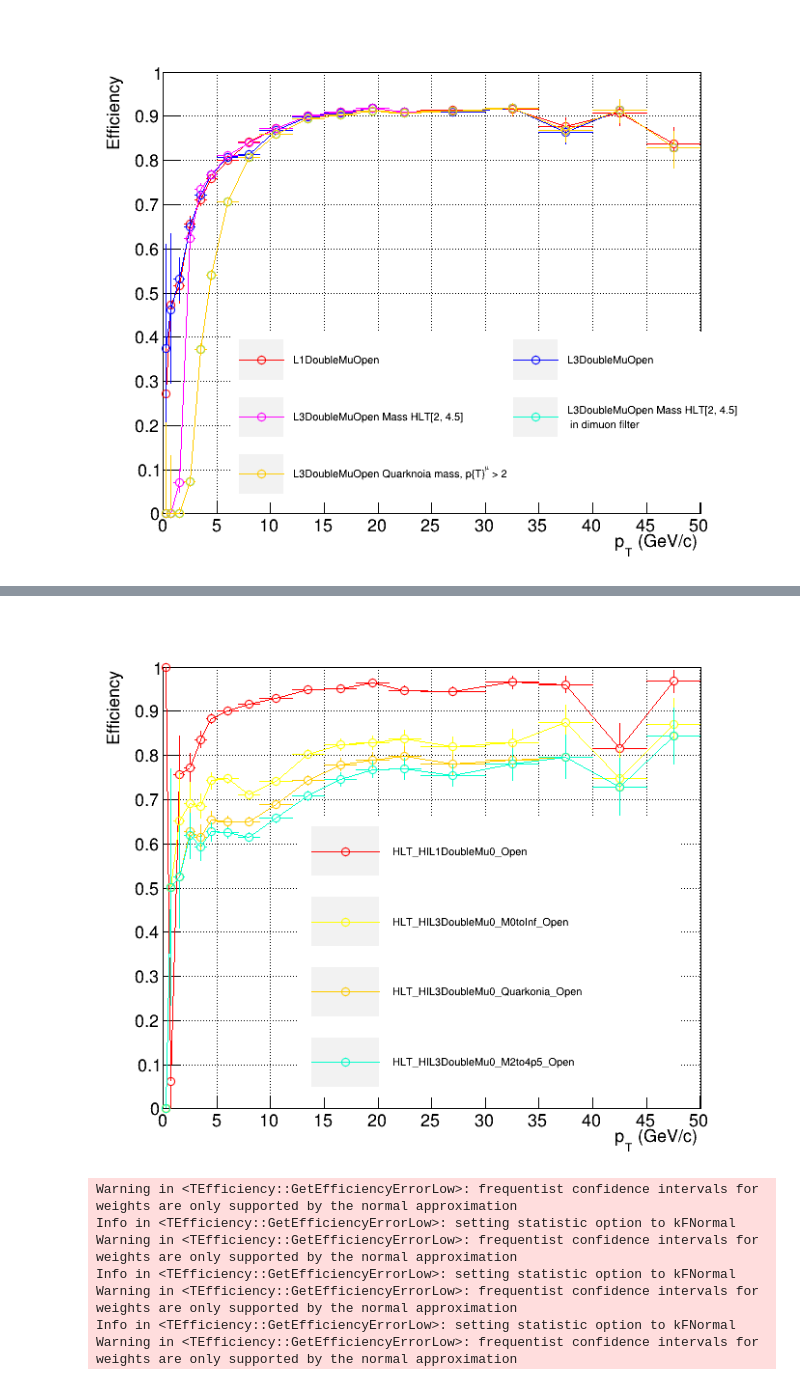
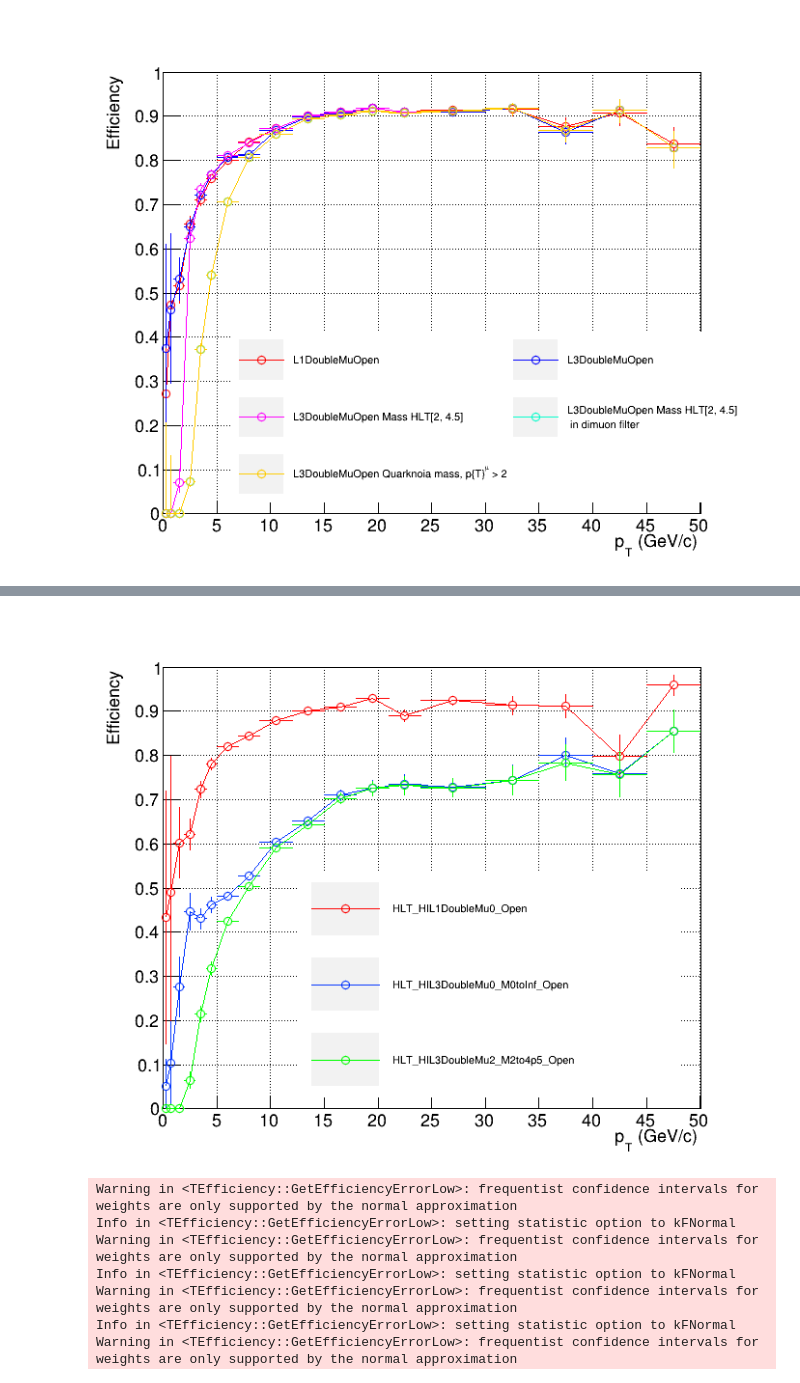
Before and after one commit to vince502/EffCalc, a Jupyter notebook: GetEfficiency.ipynb, the cells around one changed output, grey strips where cells are left out. Saved outputs shown, nothing was run; the diff lists cells and outputs as text; code cells hidden in the pictures.

```diff
--- a/GetEfficiency.ipynb
+++ b/GetEfficiency.ipynb
@@ -130,15 +130,15 @@ def DrawTrigSeq(trigDir, obj, canv, _and = False, _col = 221, _leg = 0, _marker
     hist.SetMarkerStyle(_marker)
     hist.GetYaxis().SetRangeUser(range_do,range_up)
     hist.GetYaxis().SetNdivisions(int((range_up)*10))
-    # hist.GetXaxis().SetRangeUser(0, 50)
-    # hist.GetXaxis().SetNdivisions(20)
+    hist.GetXaxis().SetRangeUser(0, 50)
+    hist.GetXaxis().SetNdivisions(20)
     # hist.GetXaxis().SetRangeUser(-2.4, 2.4)
     # hist.GetXaxis().SetNdivisions(8)
-    hist.GetXaxis().SetRangeUser(0, 200)
-    hist.GetXaxis().SetNdivisions(20)
-    # hist.GetXaxis().SetTitle("p_{T} (GeV/c)")
+    # hist.GetXaxis().SetRangeUser(0, 200)
+    # hist.GetXaxis().SetNdivisions(20)
+    hist.GetXaxis().SetTitle("p_{T} (GeV/c)")
     # hist.GetXaxis().SetTitle("Rapidity/#eta")
-    hist.GetXaxis().SetTitle("Centrality (x2)")
+    # hist.GetXaxis().SetTitle("Centrality (x2)")
 
 
     hist.GetYaxis().SetTitle("Efficiency")
@@ -481,7 +481,7 @@ b = f_out2.GetListOfKeys()
 leg.SetNColumns(1)
 leg.SetTextSize(0.020)
 #leg.SetX1(0.1);leg.SetX2(0.95);leg.SetY1(0.7);leg.SetY2(0.92);
-leg.SetX1(0.3);leg.SetX2(0.87);leg.SetY1(0.12);leg.SetY2(0.63);
+leg.SetX1(0.3);leg.SetX2(0.87);leg.SetY1(0.12);leg.SetY2(0.53);
 
 leg.Clear()
 
@@ -502,20 +502,20 @@ canv, leg = DrawTrigSeq(f_out2.Get("HLT_HIL1DoubleMu0_Open"), 'pt', canv, _and =
 # canv, leg = DrawTrigSeq(f_out2.Get("HLT_HIL3DoubleMuPre0_M2to4p5_Open"), 'pt', canv, _and = True, _col = EColor.kRed, _leg = leg, _marker = 24, _disc = "HLT_HIL3DoubleMuPre0_M2to4p5_Open")
 # canv, leg = DrawTrigSeq(f_out2.Get("HLT_HIL3DoubleMuPre0_M7to15_Open"), 'pt', canv, _and = True, _col = EColor.kRed, _leg = leg, _marker = 24, _disc = "HLT_HIL3DoubleMuPre0_M7to15_Open")
 
-canv, leg = DrawTrigSeq(f_out2.Get("HLT_HIL3DoubleMu0_M0toInf_Open"), 'pt', canv, _and = True, _col = EColor.kYellow +1, _leg = leg, _marker = 24, _disc = "HLT_HIL3DoubleMu0_M0toInf_Open")
+canv, leg = DrawTrigSeq(f_out2.Get("HLT_HIL3DoubleMu0_M0toInf_Open"), 'pt', canv, _and = True, _col = EColor.kAzure +1, _leg = leg, _marker = 24, _disc = "HLT_HIL3DoubleMu0_M0toInf_Open")
 # canv, leg = DrawTrigSeq(f_out2.Get("HLT_HIL3DoubleMu3p8_M0toInf_Open"), 'pt', canv, _and = True, _col = EColor.kRed, _leg = leg, _marker = 24, _disc = "HLT_HIL3DoubleMu3p8_M0toInf_Open")
 # canv, leg = DrawTrigSeq(f_out2.Get("HLT_HIL3DoubleMu0_M7to15_Open"), 'pt', canv, _and = True, _col = EColor.kYellow+1, _leg = leg, _marker = 24, _disc = "HLT_HIL3DoubleMu0_M7to15_Open")
 # canv, leg = DrawTrigSeq(f_out2.Get("HLT_HIL3DoubleMu2_M7to15_Open"), 'pt', canv, _and = True, _col = EColor.kBlue+1, _leg = leg, _marker = 24, _disc = "HLT_HIL3DoubleMu2_M7to15_Open")
 # canv, leg = DrawTrigSeq(f_out2.Get("HLT_HIL3DoubleMu1p5_M7to15_Open"), 'pt', canv, _and = True, _col = EColor.kRed, _leg = leg, _marker = 24, _disc = "HLT_HIL3DoubleMu1p5_M7to15_Open")
 # canv, leg = DrawTrigSeq(f_out2.Get("HLT_HIL3DoubleMu1_M7to15_Open"), 'pt', canv, _and = True, _col = EColor.kRed, _leg = leg, _marker = 24, _disc = "HLT_HIL3DoubleMu1_M7to15_Open")
-canv, leg = DrawTrigSeq(f_out2.Get("HLT_HIL3DoubleMu0_Quarkonia_Open"), 'pt', canv, _and = True, _col = EColor.kOrange+1, _leg = leg, _marker = 24, _disc = "HLT_HIL3DoubleMu0_Quarkonia_Open")
+# canv, leg = DrawTrigSeq(f_out2.Get("HLT_HIL3DoubleMu0_Quarkonia_Open"), 'pt', canv, _and = True, _col = EColor.kOrange+1, _leg = leg, _marker = 24, _disc = "HLT_HIL3DoubleMu0_Quarkonia_Open")
 # canv, leg = DrawTrigSeq(f_out2.Get("HLT_HIL3DoubleMu0_Quarkonia_LowMpT2_Open"), 'pt', canv, _and = True, _col = EColor.kTeal, _leg = leg, _marker = 24, _disc = "HLT_HIL3DoubleMu0_Quarkonia_LowMpT2_Open")
 # canv, leg = DrawTrigSeq(f_out2.Get("HLT_HIL3DoubleMu0_Quarkonia_LowMpT2HighMpT1p5_Open"), 'pt', canv, _and = True, _col = EColor.kMagenta, _leg = leg, _marker = 24, _disc = "HLT_HIL3DoubleMu0_Quarkonia_LowMpT2HighMpT1p5_Open")
 # canv, leg = DrawTrigSeq(f_out2.Get("HLT_HIL3DoubleMu0_Quarkonia_LowMpT2HighMpT1_Open"), 'pt', canv, _and = True, _col = EColor.kRed, _leg = leg, _marker = 24, _disc = "HLT_HIL3DoubleMu0_Quarkonia_LowMpT2HighMpT1_Open")
 # canv, leg = DrawTrigSeq(f_out2.Get("HLT_HIL3DoubleMu2_Quarkonia_Open"), 'pt', canv, _and = True, _col = EColor.kBlue+1, _leg = leg, _marker = 24, _disc = "HLT_HIL3DoubleMu2_Quarkonia_Open")
-canv, leg = DrawTrigSeq(f_out2.Get("HLT_HIL3DoubleMu0_M2to4p5_Open"), 'pt', canv, _and = True, _col = EColor.kTeal +1, _leg = leg, _marker = 24, _disc = "HLT_HIL3DoubleMu0_M2to4p5_Open")
+# canv, leg = DrawTrigSeq(f_out2.Get("HLT_HIL3DoubleMu0_M2to4p5_Open"), 'pt', canv, _and = True, _col = EColor.kTeal +1, _leg = leg, _marker = 24, _disc = "HLT_HIL3DoubleMu0_M2to4p5_Open")
 
-# canv, leg = DrawTrigSeq(f_out2.Get("HLT_HIL3DoubleMu2_M2to4p5_Open"), 'pt', canv, _and = True, _col = EColor.kGreen +1, _leg = leg, _marker = 24, _disc = "HLT_HIL3DoubleMu2_M2to4p5_Open")
+canv, leg = DrawTrigSeq(f_out2.Get("HLT_HIL3DoubleMu2_M2to4p5_Open"), 'pt', canv, _and = True, _col = EColor.kGreen +1, _leg = leg, _marker = 24, _disc = "HLT_HIL3DoubleMu2_M2to4p5_Open")
 # canv, leg = DrawTrigSeq(f_out2.Get("HLT_HIL3DoubleMu1p5_M2to4p5_Open"), 'pt', canv, _and = True, _col = EColor.kRed, _leg = leg, _marker = 24, _disc = "HLT_HIL3DoubleMu1p5_M2to4p5_Open")
 # canv, leg = DrawTrigSeq(f_out2.Get("HLT_HIL3DoubleMu1_M2to4p5_Open"), 'pt', canv, _and = True, _col = EColor.kRed, _leg = leg, _marker = 24, _disc = "HLT_HIL3DoubleMu1_M2to4p5_Open")
 
@@ -540,12 +538,12 @@ Info in <TEfficiency::GetEfficiencyErrorLow>: setting statistic option to kFNorm
 Warning in <TEfficiency::GetEfficiencyErrorLow>: frequentist confidence intervals for weights are only supported by the normal approximation
 Info in <TEfficiency::GetEfficiencyErrorLow>: setting statistic option to kFNormal
 Warning in <TEfficiency::GetEfficiencyErrorLow>: frequentist confidence intervals for weights are only supported by the normal approximation
 Info in <TEfficiency::GetEfficiencyErrorLow>: setting statistic option to kFNormal
 Warning in <TEfficiency::GetEfficiencyErrorLow>: frequentist confidence intervals for weights are only supported by the normal approximation
 Info in <TEfficiency::GetEfficiencyErrorLow>: setting statistic option to kFNormal
 Info in <TCanvas::Print>: pdf file Eff_v3_9/Eff_pt_RateCut_Comp_JPsiEMB_pTHatMin2_Genv3_9.pdf has been created
 Info in <TCanvas::Print>: png file Eff_v3_9/Eff_pt_RateCut_Comp_JPsiEMB_pTHatMin2_Genv3_9.png has been created
-[figure, old version]
+[figure, new version]
 # %%
 leg.SetNColumns(2)
 leg.SetTextSize(0.020)
```
Also changed, not shown: parts of 3 cells of this notebook, 2 other files.
